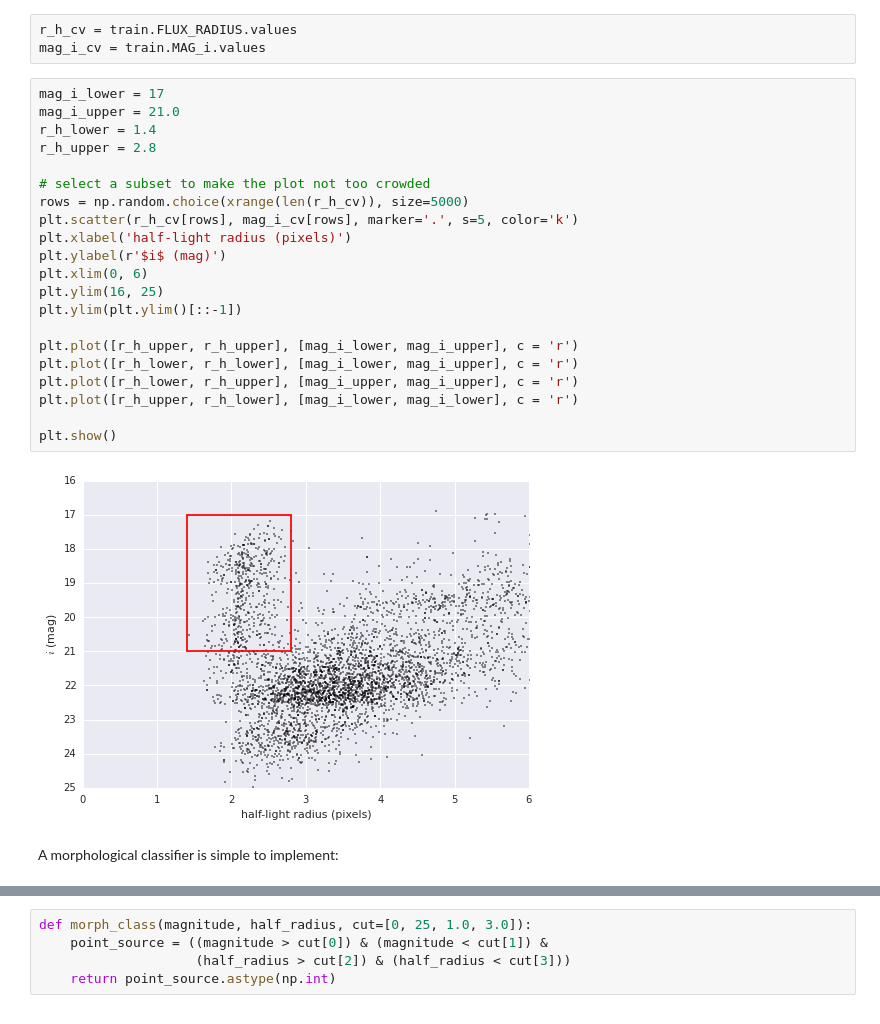
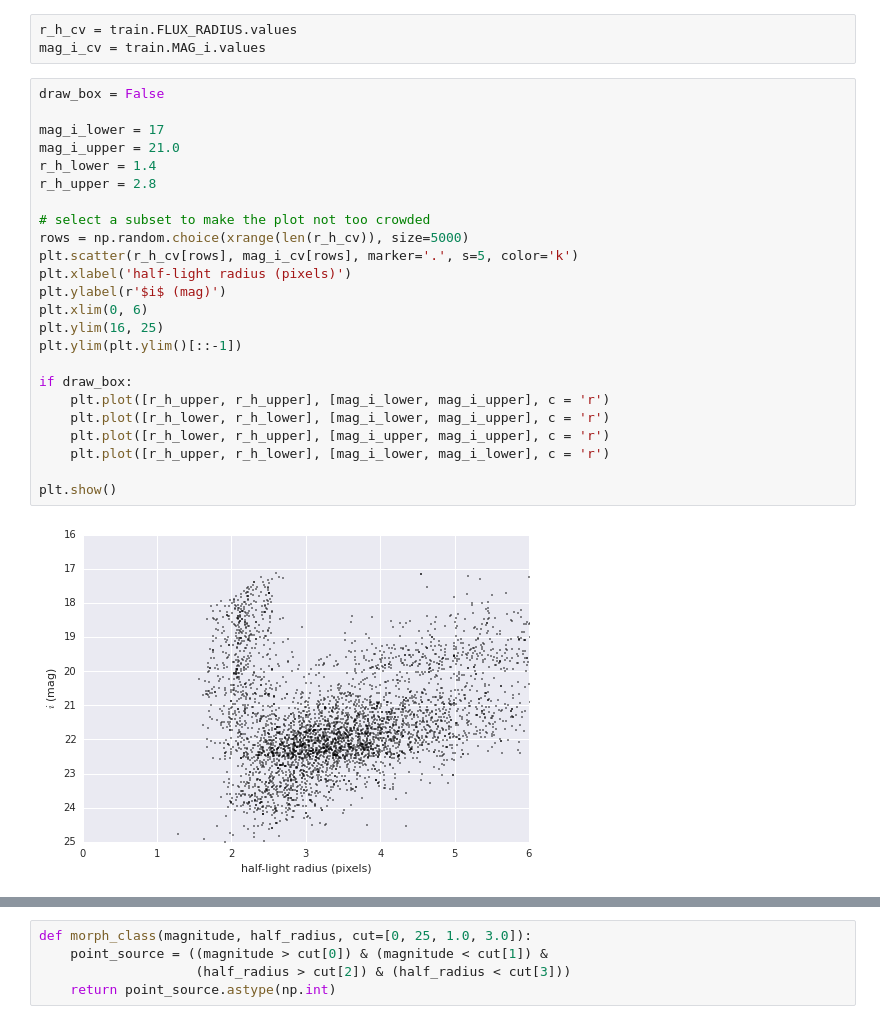
Before and after one commit to edwardjkim/astroclass, a Jupyter notebook: bmc/bmc_demo.ipynb, the cells around one changed output, grey strips where cells are left out. Cells and saved outputs as stored; diff of their text form.

```diff
--- a/bmc/bmc_demo.ipynb
+++ b/bmc/bmc_demo.ipynb
@@ -136,27 +74,28 @@ As a first-order morphological selection of point sources, we adopt a rectanglua
 r_h_cv = train.FLUX_RADIUS.values
 mag_i_cv = train.MAG_i.values
 # %%
+draw_box = False
+
 mag_i_lower = 17
 mag_i_upper = 21.0
 r_h_lower = 1.4
 r_h_upper = 2.8
 
 # select a subset to make the plot not too crowded
 rows = np.random.choice(xrange(len(r_h_cv)), size=5000)
 plt.scatter(r_h_cv[rows], mag_i_cv[rows], marker='.', s=5, color='k')
 plt.xlabel('half-light radius (pixels)')
 plt.ylabel(r'$i$ (mag)')
 plt.xlim(0, 6)
 plt.ylim(16, 25)
 plt.ylim(plt.ylim()[::-1])
 
-plt.plot([r_h_upper, r_h_upper], [mag_i_lower, mag_i_upper], c = 'r')
-plt.plot([r_h_lower, r_h_lower], [mag_i_lower, mag_i_upper], c = 'r')
-plt.plot([r_h_lower, r_h_upper], [mag_i_upper, mag_i_upper], c = 'r')
-plt.plot([r_h_upper, r_h_lower], [mag_i_lower, mag_i_lower], c = 'r')
+if draw_box:
+    plt.plot([r_h_upper, r_h_upper], [mag_i_lower, mag_i_upper], c = 'r')
+    plt.plot([r_h_lower, r_h_lower], [mag_i_lower, mag_i_upper], c = 'r')
+    plt.plot([r_h_lower, r_h_upper], [mag_i_upper, mag_i_upper], c = 'r')
+    plt.plot([r_h_upper, r_h_lower], [mag_i_lower, mag_i_lower], c = 'r')
 
 plt.show()
 # %% [output]
-[figure, old version]
+[figure, new version]
-# %% [markdown]
-A morphological classifier is simple to implement:
```
Also changed, not shown: parts of 21 cells of this notebook, 5 other files.
